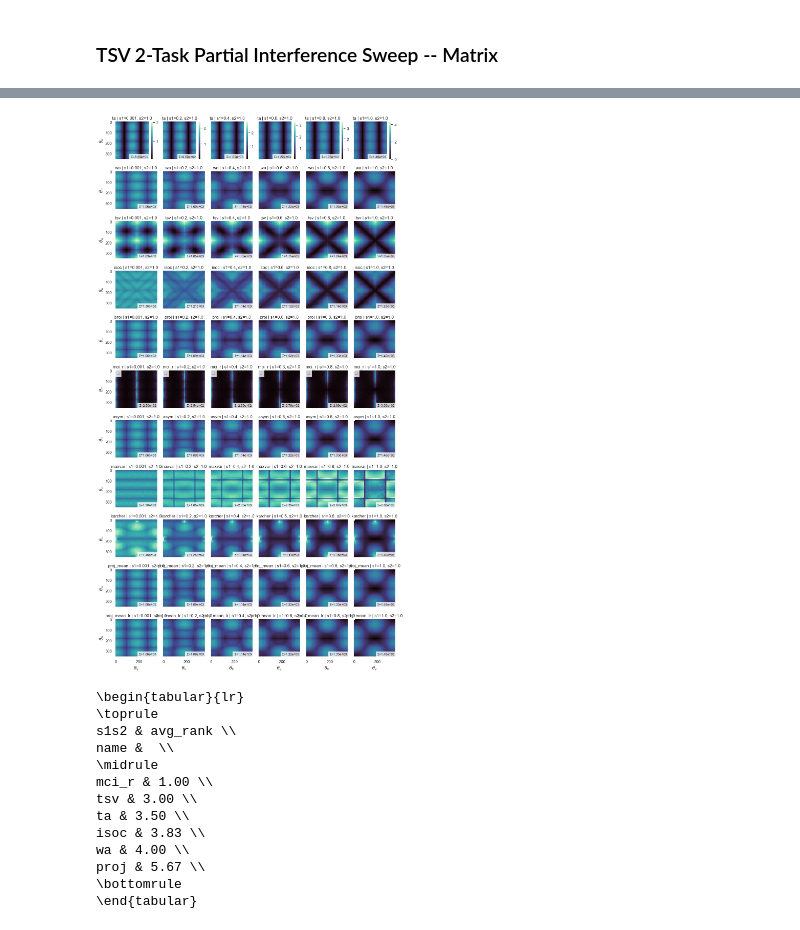
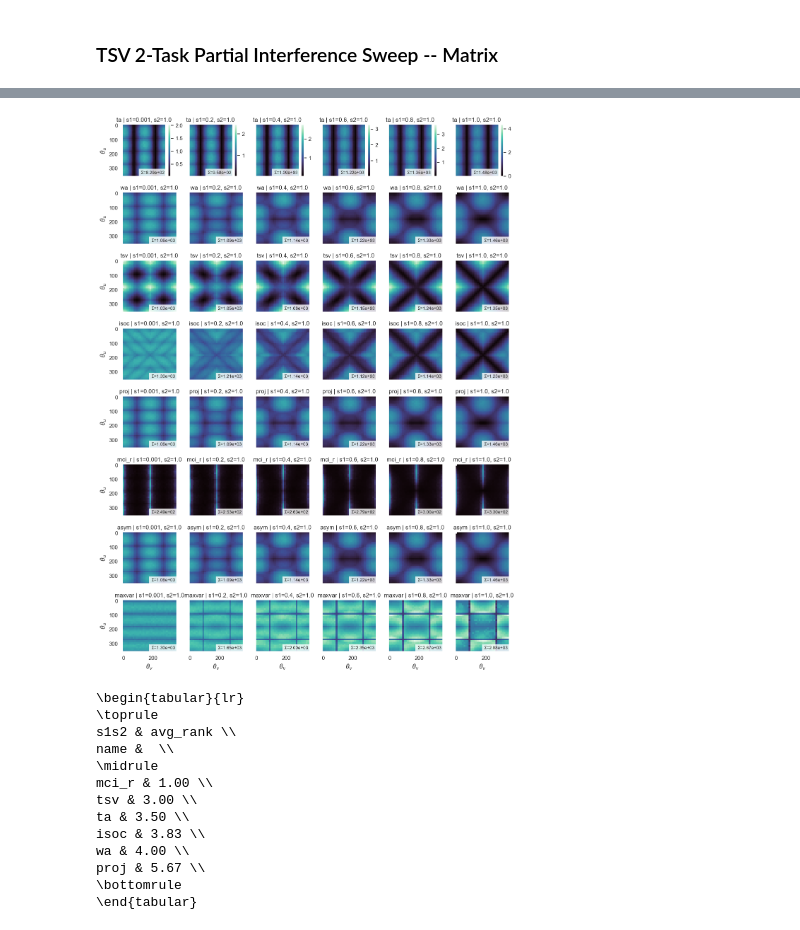
Before and after one commit to AntoAndGar/task_singular_vectors, a Jupyter notebook: anaylsis.ipynb, the cells around one changed output, grey strips where cells are left out. Cells and saved outputs as stored; diff of their text form; code cells hidden in the pictures.

```diff
--- a/anaylsis.ipynb
+++ b/anaylsis.ipynb
@@ -1089,12 +572,5 @@ RuntimeError: Expected size for first two dimensions of batch2 tensor to be: [2,
 # %%
-import torch
-tensors = torch.randn(2, 32, 64)
-epsilon = 1e-4
-
-u, s, vt = torch.linalg.svd(tensors, full_matrices=False)
-vt = vt[:, : s.size(1)]
-c = torch.einsum("nir,nr,nrj->nij", vt.transpose(1, 2), s, vt)
-cbar = c.sum(dim=0)
-y = torch.bmm(tensors, c).sum(dim=0) @ torch.linalg.pinv(cbar)
-y.shape
+tvs = torch.ones(2, 2)
+tvs[1] = -1 * tvs[1]
+compute_procrustes(tvs.T).T
 # %% [output]
@@ -1900,7 +1328,7 @@ ws torch.Size([2, 2, 2])
 import matplotlib.pyplot as plt
 import numpy as np
 
-methods = ["ta", "wa", "proj_aproptwa", "tsv", "mci_r", "karcher", "proj_mean", "proj_mean_lr"]
+methods = ["ta", "wa", "proj_aproptwa", "tsv", "mci_r", "asym", "maxvar"]
 thr = 0.25
 n_steps = len(theta_range)
 
@@ -2294,7 +1722,7 @@ import numpy as np
 import matplotlib.pyplot as plt
 import seaborn as sns
 
-methods = ["ta", "wa", "tsv", "isoc", "proj", "mci_r", "asym", "maxvar", "karcher", "proj_mean", "proj_mean_lr"]
+methods = ["ta", "wa", "tsv", "isoc", "proj", "mci_r", "asym", "maxvar"]
 
 # --- aggregate ---
 d = (
@@ -2325,14 +1753,6 @@ edges_u = np.r_[tu[0] - step_u/2, tu + step_u/2]
 # shared vmin/vmax per s1s2 column
 col_limits = d.groupby("s1s2")["error"].agg(["min", "max"]).to_dict("index")
 
-# best (lowest total error) method per s1s2 column
-best_per_col = (
-    d.groupby(["s1s2", "name"])["error"].sum()
-     .groupby(level=0)
-     .idxmin()                           # -> (s1s2, best_name)
-)
-best_per_col = {s1s2: name for (s1s2, name) in best_per_col.to_list()}
-
 g = sns.FacetGrid(
     d, row="name", col="s1s2",
     row_order=methods,
@@ -2343,45 +1763,34 @@ g = sns.FacetGrid(
 def heat(data, **kws):
     ax = plt.gca()
     s1s2 = data["s1s2"].iloc[0]
     vmin, vmax = col_limits[s1s2]["min"], col_limits[s1s2]["max"]
     show_cbar = (ax.get_subplotspec().rowspan.start == 0)  # top row only
 
     sns.histplot(
         data=data,
         x="theta_v", y="theta_u",
         weights="error",
         bins=(edges_v, edges_u),     # <-- aligned edges
         cmap="mako",
         vmin=vmin, vmax=vmax,
         cbar=show_cbar,
         ax=ax
     )
 
     ax.set(xlim=(edges_v[0], edges_v[-1]), ylim=(edges_u[-1], edges_u[0]))  # flip y
     ax.text(0.98, 0.02, f"Σ={data['error'].sum():.2e}",
             transform=ax.transAxes, ha="right", va="bottom",
             fontsize=9, bbox=dict(facecolor="white", alpha=0.8, edgecolor="none"))
 
-    # star the best method in this column
-    if data["name"].iloc[0] == best_per_col[s1s2]:
-        ax.text(
-            0.02, 0.98, "★",
-            transform=ax.transAxes,
-            ha="left", va="top",
-            fontsize=14,
-            bbox=dict(facecolor="white", alpha=0.8, edgecolor="none")
-        )
-
-
 g.map_dataframe(heat)
 g.set_axis_labels(r"$\theta_v$", r"$\theta_u$")
 g.set_titles(col_template="s1={col_name[0]}, s2={col_name[1]}", row_template="{row_name}")
 plt.savefig(f"results/interference_heatmap_2d_grid_dt{data_type}.pdf", dpi=600, bbox_inches="tight")
 
 plt.tight_layout()
 plt.show()
 # %% [output]
-[figure, old version]
+[figure, new version]
 # %%
 methods = ["ta", "wa", "tsv", "isoc", "mci_r", "proj"]
 
```
Also changed, not shown: parts of 21 cells of this notebook, 1 other file.
